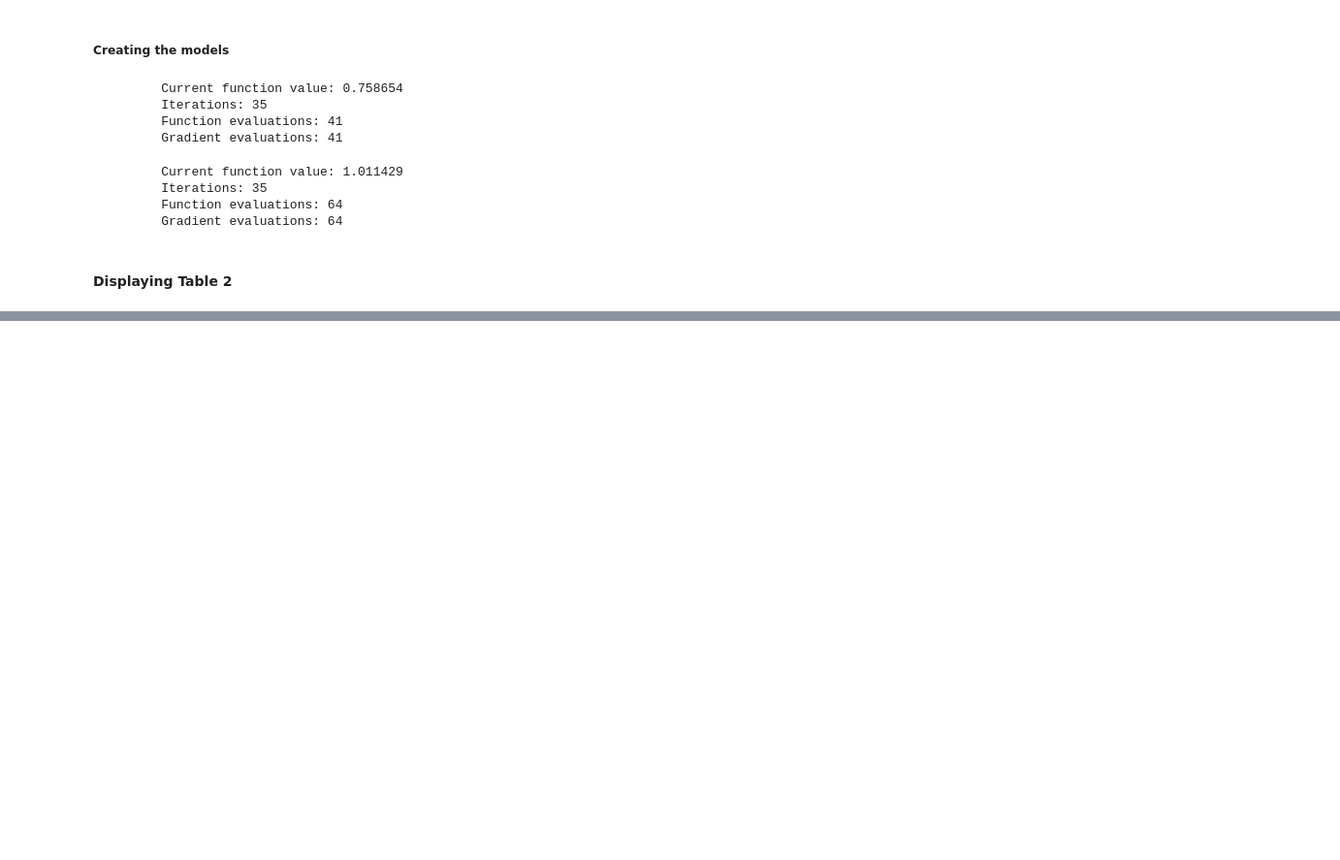
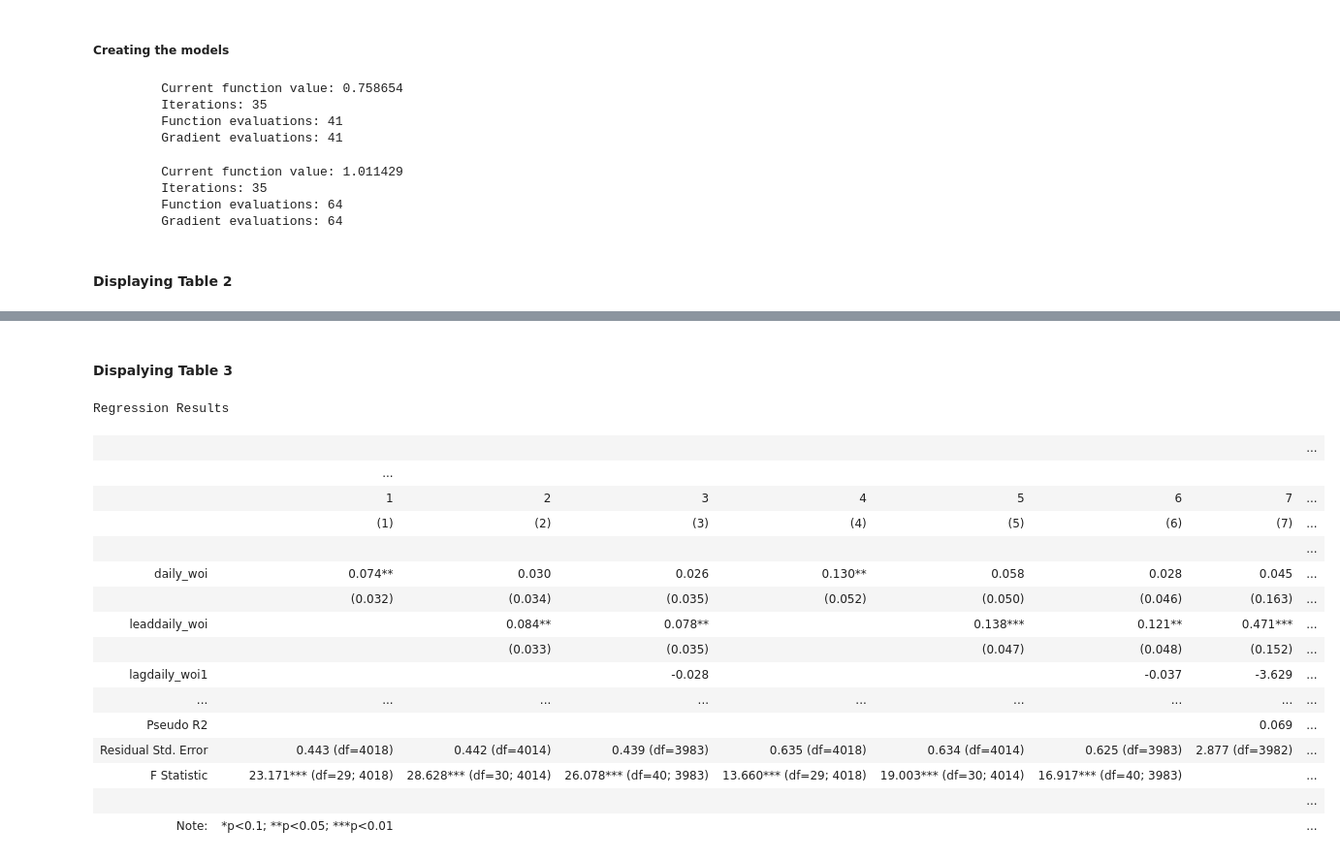
Before and after one commit to Udzf/Israel-Palestine, a Jupyter notebook: Econ.ipynb, the cells around one changed output, grey strips where cells are left out. Shown: that part at 97% size. Drawn from its saved outputs; the diff is of its cells as text; code cells hidden in the pictures; blank space fills up the shorter version.

```diff
--- a/Econ.ipynb
+++ b/Econ.ipynb
@@ -416,0 +593,27 @@ Regression Results
+# %%
+# Copy and filter relevant columns
+data_table_3 = replication_file1.copy()
+relevant_columns = ['lnvic','occurrence', 'daily_woi', 'leaddaily_woi', "occurrence_pal_1",
+                    "occurrence_pal_2_7", "occurrence_pal_8_14", 'month', 'year',
+                    'dow', 'monthyear', 'gaza_war', 'lagdaily_woi']
+
+data_table_3 = data_table_3[relevant_columns]
+
+# Filter rows where gaza_war == 0 and create a copy
+filtered_df = data_table_3[data_table_3['gaza_war'] == 0].copy()
+
+# Add lagged variables
+for lag in range(1, 8):  # Lag from 1 to 7
+    filtered_df[f'lagdaily_woi{lag}'] = filtered_df['daily_woi'].shift(lag)
+
+# Drop rows with NaN values after creating lagged variables
+filtered_df = filtered_df.dropna()
+
+# Define the formula for the regression
+formula = ("lnvic ~ daily_woi + leaddaily_woi + lagdaily_woi1 + lagdaily_woi2 + "
+           "lagdaily_woi3 + lagdaily_woi4 + lagdaily_woi5 + lagdaily_woi6 + lagdaily_woi7 + "
+           "occurrence_pal_1 + occurrence_pal_2_7 + occurrence_pal_8_14 + "
+           "C(month) + C(year) + C(dow)")
+
+# Prepare the design matrices for sm.OLS
+model_6 = smf.ols(formula=formula, data=filtered_df).fit(cov_type='HAC', cov_kwds={'maxlags': 7})
@@ -416,0 +824,30 @@ Regression Results
+# %% [markdown]
+#### Dispalying Table 3
+# %%
+# @title ##### Regression Table 3 (corrected news pressure)
+stargazer = Stargazer([model_1, model_2, model_3, model_4, model_5, model_6, model_7])
+
+# Customize the output as needed
+stargazer.title("Regression Results")
+stargazer.covariate_order(['daily_woi', 'leaddaily_woi', 'lagdaily_woi1', 'occurrence_pal_1', 'occurrence_pal_2_7', 'occurrence_pal_8_14'])
+stargazer.custom_columns(["1", "2", "3", "4", "5", "6", "7"], [1, 1, 1, 1 ,1, 1, 1])
+
+stargazer
+# %% [output]
+Regression Results
+|  |  |  |  |  |  |  |  | ... |
+|  | ... |
+|  | 1 | 2 | 3 | 4 | 5 | 6 | 7 | ... |
+|  | (1) | (2) | (3) | (4) | (5) | (6) | (7) | ... |
+|  |  |  |  |  |  |  |  | ... |
+| daily_woi | 0.074** | 0.030 | 0.026 | 0.130** | 0.058 | 0.028 | 0.045 | ... |
+|  | (0.032) | (0.034) | (0.035) | (0.052) | (0.050) | (0.046) | (0.163) | ... |
+| leaddaily_woi |  | 0.084** | 0.078** |  | 0.138*** | 0.121** | 0.471*** | ... |
+|  |  | (0.033) | (0.035) |  | (0.047) | (0.048) | (0.152) | ... |
+| lagdaily_woi1 |  |  | -0.028 |  |  | -0.037 | -3.629 | ... |
+| ... | ... | ... | ... | ... | ... | ... | ... | ... |
+| Pseudo R2 |  |  |  |  |  |  | 0.069 | ... |
+| Residual Std. Error | 0.443 (df=4018) | 0.442 (df=4014) | 0.439 (df=3983) | 0.635 (df=4018) | 0.634 (df=4014) | 0.625 (df=3983) | 2.877 (df=3982) | ... |
+| F Statistic | 23.171*** (df=29; 4018) | 28.628*** (df=30; 4014) | 26.078*** (df=40; 3983) | 13.660*** (df=29; 4018) | 19.003*** (df=30; 4014) | 16.917*** (df=40; 3983) |  | ... |
+|  |  |  |  |  |  |  |  | ... |
+| Note: | *p<0.1; **p<0.05; ***p<0.01 |  |  |  |  |  |  | ... |
```
Also changed, not shown: parts of 75 cells of this notebook.
